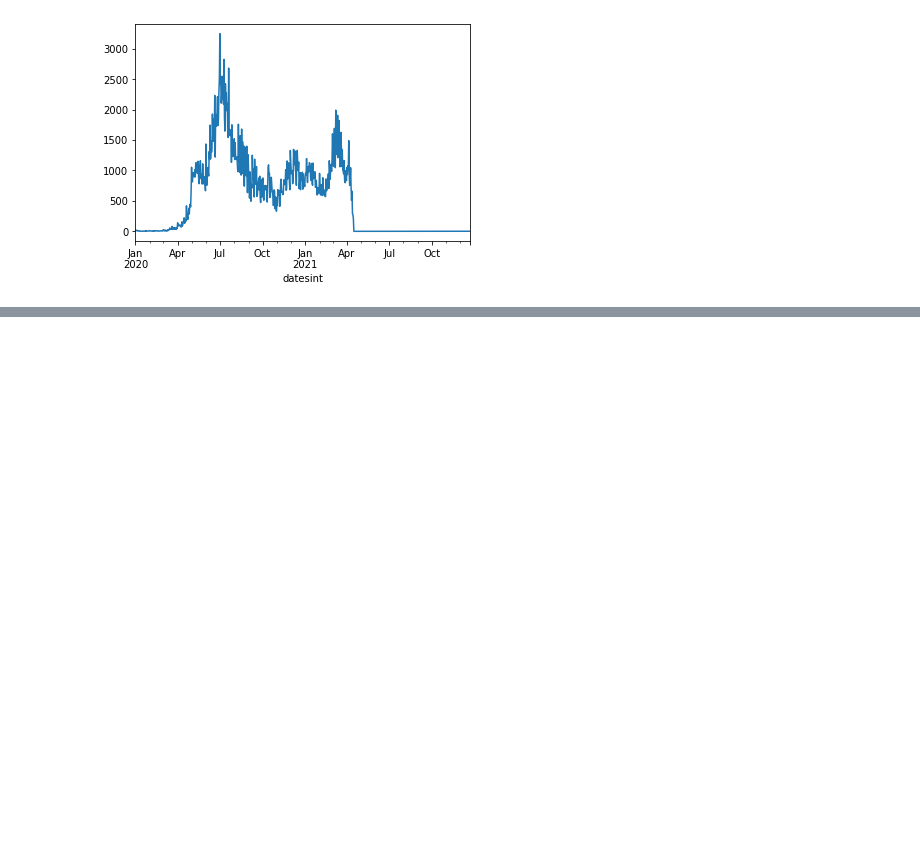
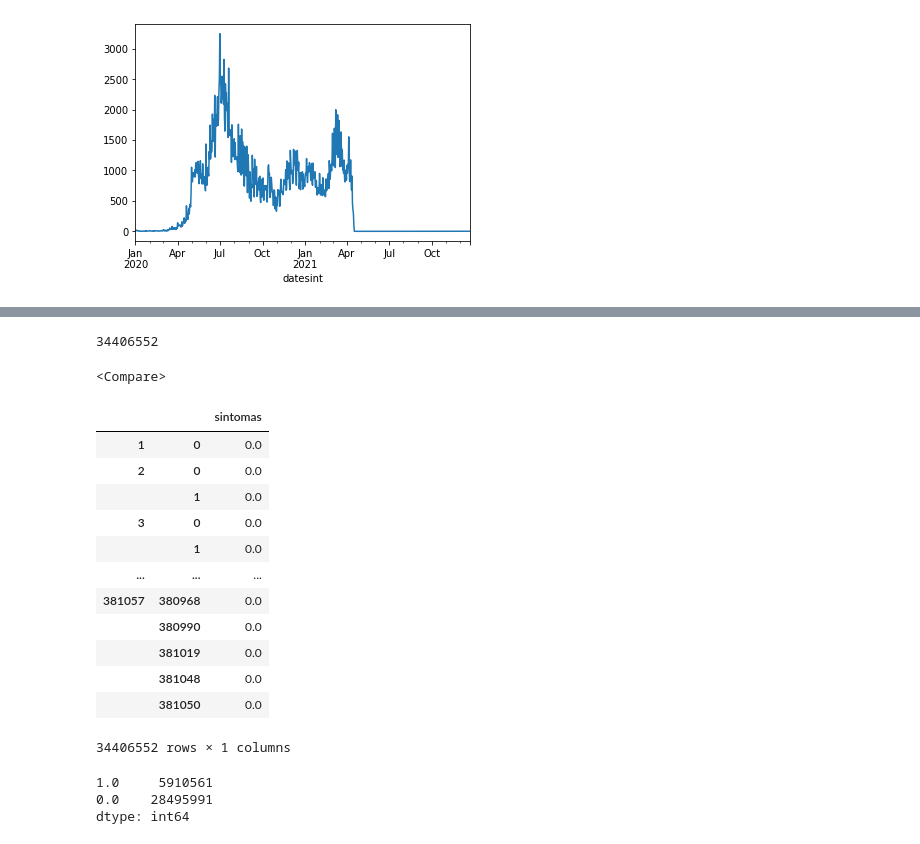
Before and after one commit to AlertaDengue/PySUS, a Jupyter notebook: docs/source/ESUS.ipynb, the cells around one changed output, grey strips where cells are left out. Cells and saved outputs as stored; diff of their text form; code cells hidden in the pictures; blank space fills up the shorter version.

```diff
--- a/docs/source/ESUS.ipynb
+++ b/docs/source/ESUS.ipynb
@@ -42,0 +89,41 @@ df_day.estadoIBGE.plot();
+# %%
+df.reset_index(inplace=True)
+df['dataInicioSintomas'] = pd.to_datetime(df['dataInicioSintomas'], errors='coerce')
+# %%
+dup_index = recordlinkage.Index()
+dup_index.block(['municipio','dataTeste'])
+# dup_index.sortedneighbourhood(['municipio','dataTeste'])
+dup_candidates = dup_index.index(df)
+len(dup_candidates)
+# %% [output]
+34406552
+# %%
+compare_dups = recordlinkage.Compare()
+compare_dups.string('sintomas', 'sintomas', threshold=0.85, label='sintomas', method='jarowinkler')
+compare_dups.date('dataInicioSintomas', 'dataInicioSintomas', label='dataInicioSintomas')
+# %% [output]
+<Compare>
+# %%
+dup_features = compare_dups.compute(dup_candidates,df)
+# %%
+dup_features
+# %% [output]
+|  |  | sintomas |
+| 1 | 0 | 0.0 |
+| 2 | 0 | 0.0 |
+|  | 1 | 0.0 |
+| 3 | 0 | 0.0 |
+|  | 1 | 0.0 |
+| ... | ... | ... |
+| 381057 | 380968 | 0.0 |
+|  | 380990 | 0.0 |
+|  | 381019 | 0.0 |
+|  | 381048 | 0.0 |
+|  | 381050 | 0.0 |
+34406552 rows × 1 columns
+# %%
+dup_features.sum(axis=1).value_counts().sort_index(ascending=False)
+# %% [output]
+1.0     5910561
+0.0    28495991
+dtype: int64
```
Also changed, not shown: parts of 9 cells of this notebook, 2 other files.
